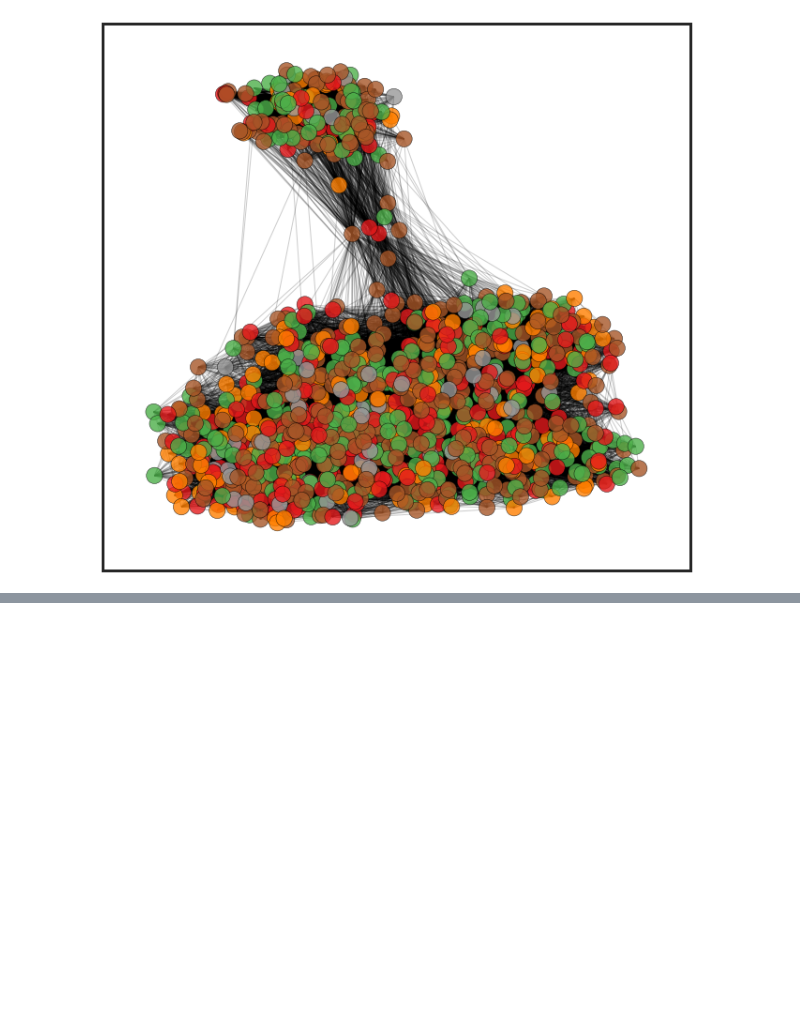
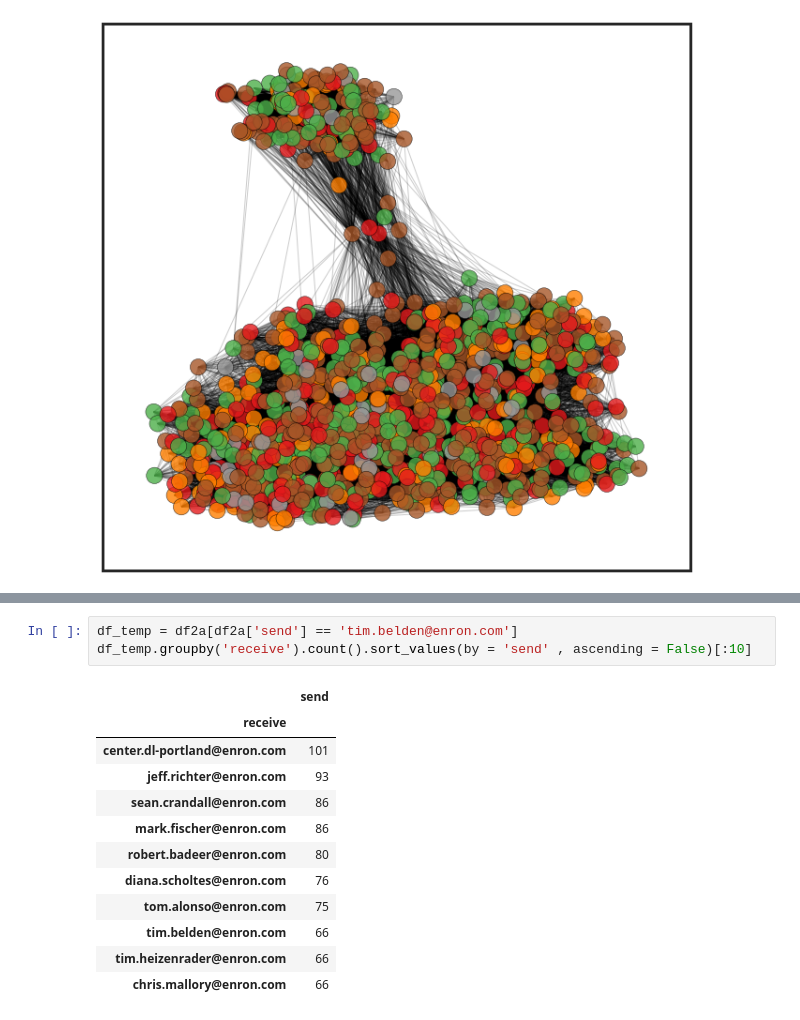
Before and after one commit to 86lekwenshiung/Graph-Network-for-Fraud-Analysis, a Jupyter notebook: Network_Analysis_on_Enron_Dataset.ipynb, the cells around one changed output, grey strips where cells are left out. Saved outputs shown, nothing was run; the diff lists cells and outputs as text; blank space fills up the shorter version.

```diff
--- a/Network_Analysis_on_Enron_Dataset.ipynb
+++ b/Network_Analysis_on_Enron_Dataset.ipynb
@@ -704,0 +751,16 @@ ___
+# %%
+df_temp = df2a[df2a['send'] == 'tim.belden@enron.com']
+df_temp.groupby('receive').count().sort_values(by = 'send' , ascending = False)[:10]
+# %% [output]
+|  | send |
+| receive |  |
+| center.dl-portland@enron.com | 101 |
+| jeff.richter@enron.com | 93 |
+| sean.crandall@enron.com | 86 |
+| mark.fischer@enron.com | 86 |
+| robert.badeer@enron.com | 80 |
+| diana.scholtes@enron.com | 76 |
+| tom.alonso@enron.com | 75 |
+| tim.belden@enron.com | 66 |
+| tim.heizenrader@enron.com | 66 |
+| chris.mallory@enron.com | 66 |
```
Also changed, not shown: parts of 8 cells of this notebook.
